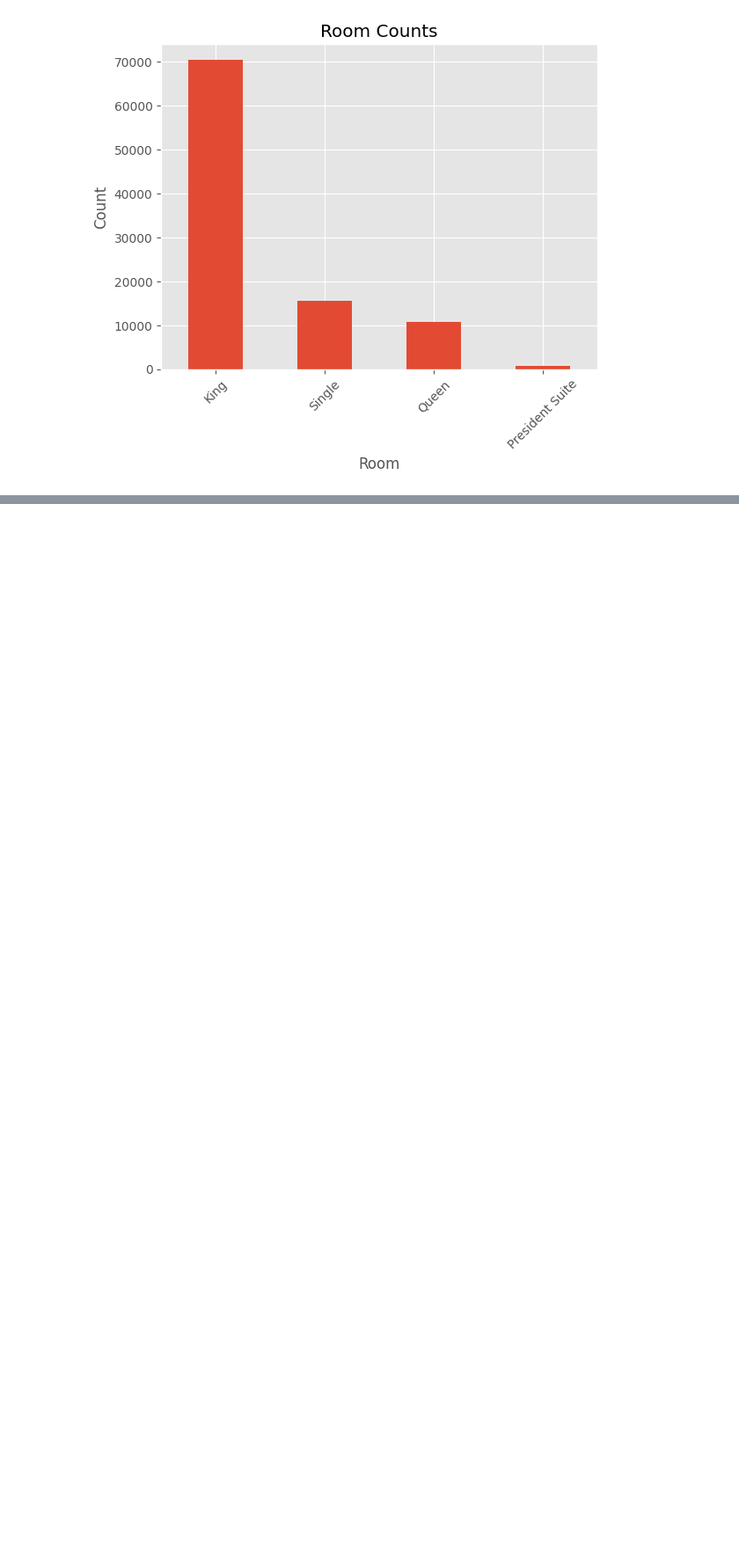
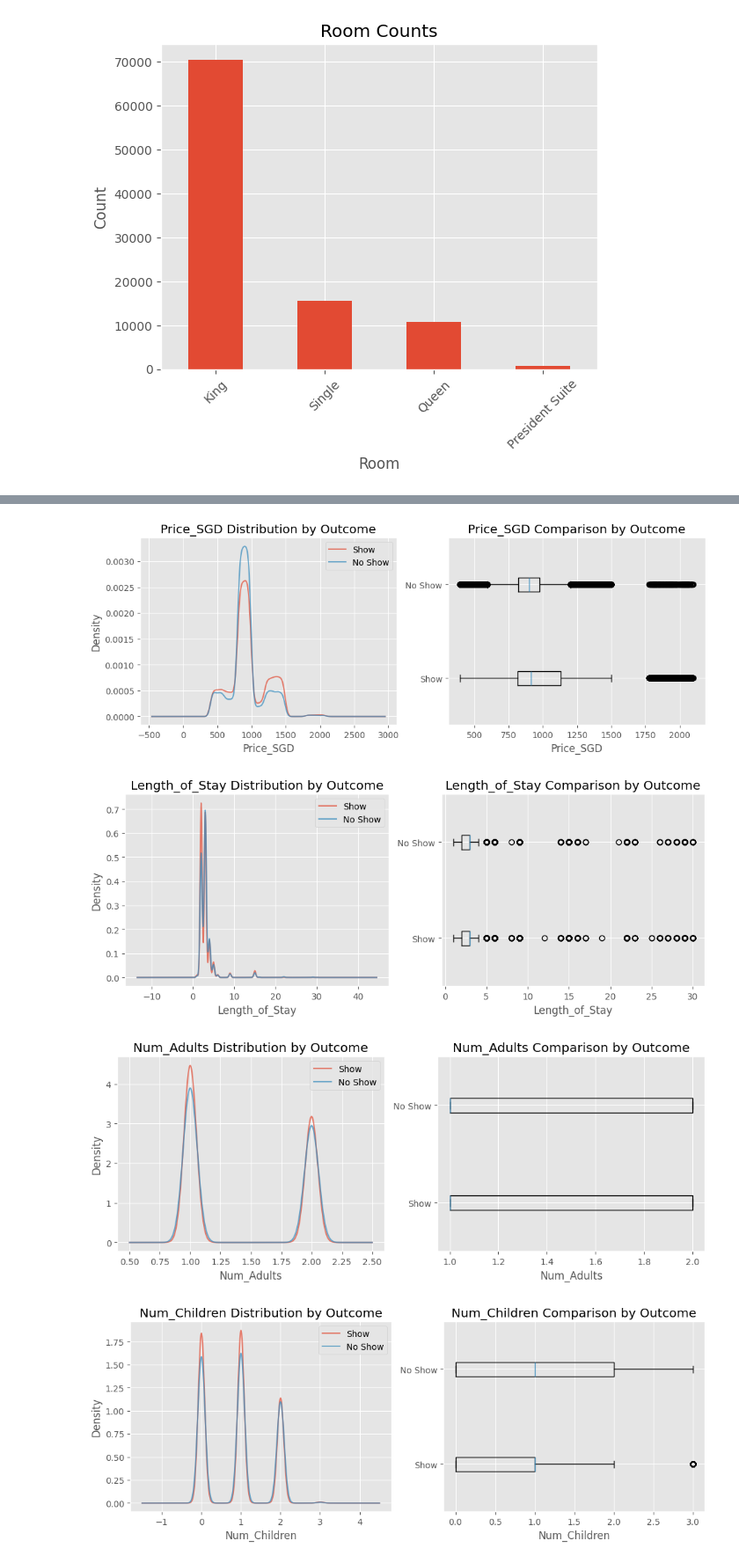
Before and after one commit to kenzychew/hotel_no-show_prediction, a Jupyter notebook: eda.ipynb, the cells around one changed output, grey strips where cells are left out. Shown: that part at 88% size. Cells and saved outputs as stored; diff of their text form; code cells hidden in the pictures; blank space fills up the shorter version.

```diff
--- a/eda.ipynb
+++ b/eda.ipynb
@@ -607,0 +678,27 @@ plt.show()
+# %%
+## Numerical Features vs No Show
+numerical_features = ['Price_SGD', 'Length_of_Stay', 'Num_Adults', 'Num_Children', 'Num_Guests']
+
+for feature in numerical_features:
+    fig, (ax1, ax2) = plt.subplots(1, 2, figsize=(12, 4))
+
+    # KDE overlay
+    df[df['No_Show']==0][feature].dropna().plot.kde(ax=ax1, label='Show', alpha=0.7)
+    df[df['No_Show']==1][feature].dropna().plot.kde(ax=ax1, label='No Show', alpha=0.7)
+    ax1.set_title(f'{feature} Distribution by Outcome')
+    ax1.set_xlabel(feature)
+    ax1.legend()
+
+    # Boxplot
+    show_data = df[df['No_Show']==0][feature].dropna()
+    noshow_data = df[df['No_Show']==1][feature].dropna()
+
+    ax2.boxplot([show_data, noshow_data], tick_labels=['Show', 'No Show'], vert=False)
+    ax2.set_title(f'{feature} Comparison by Outcome')
+    ax2.set_xlabel(feature)
+    plt.show()
+# %% [output]
+[figure, added]
+[figure, added]
+[figure, added]
+[figure, added]
```
Also changed, not shown: parts of 10 cells of this notebook, 1 other file.
